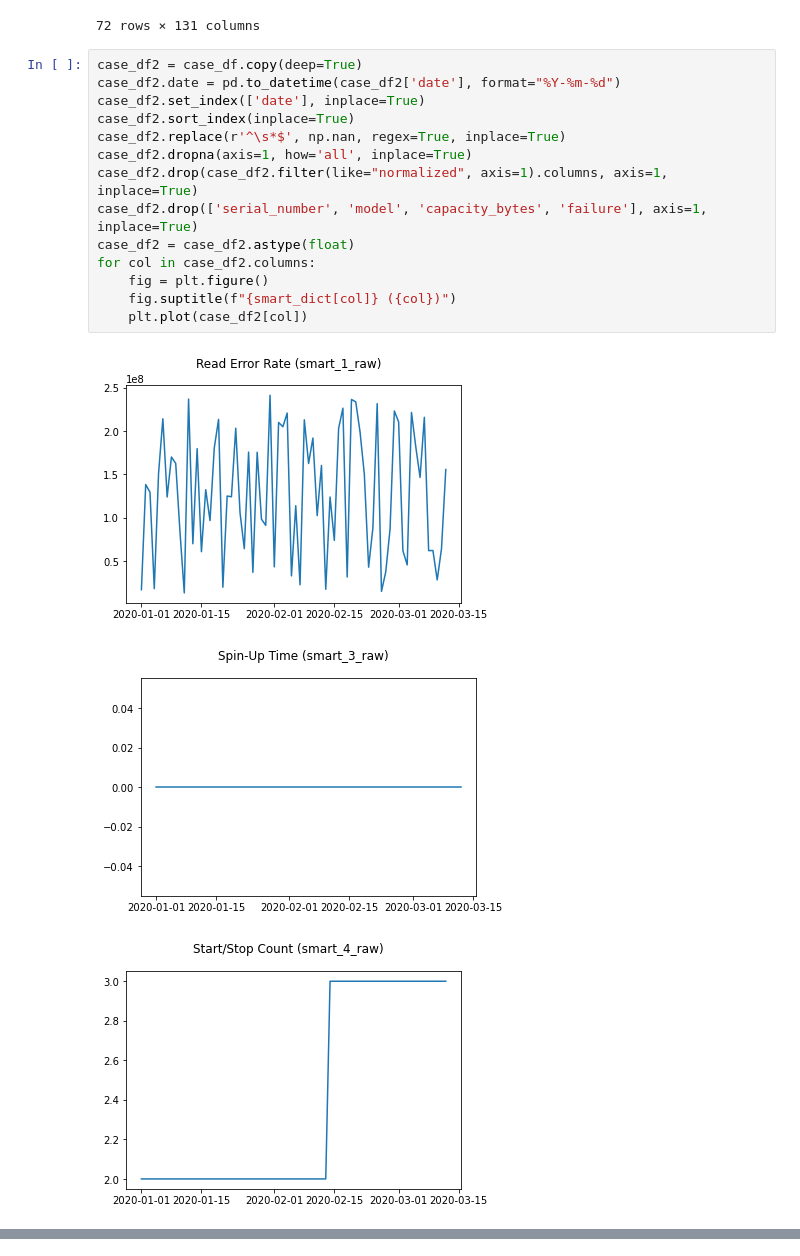
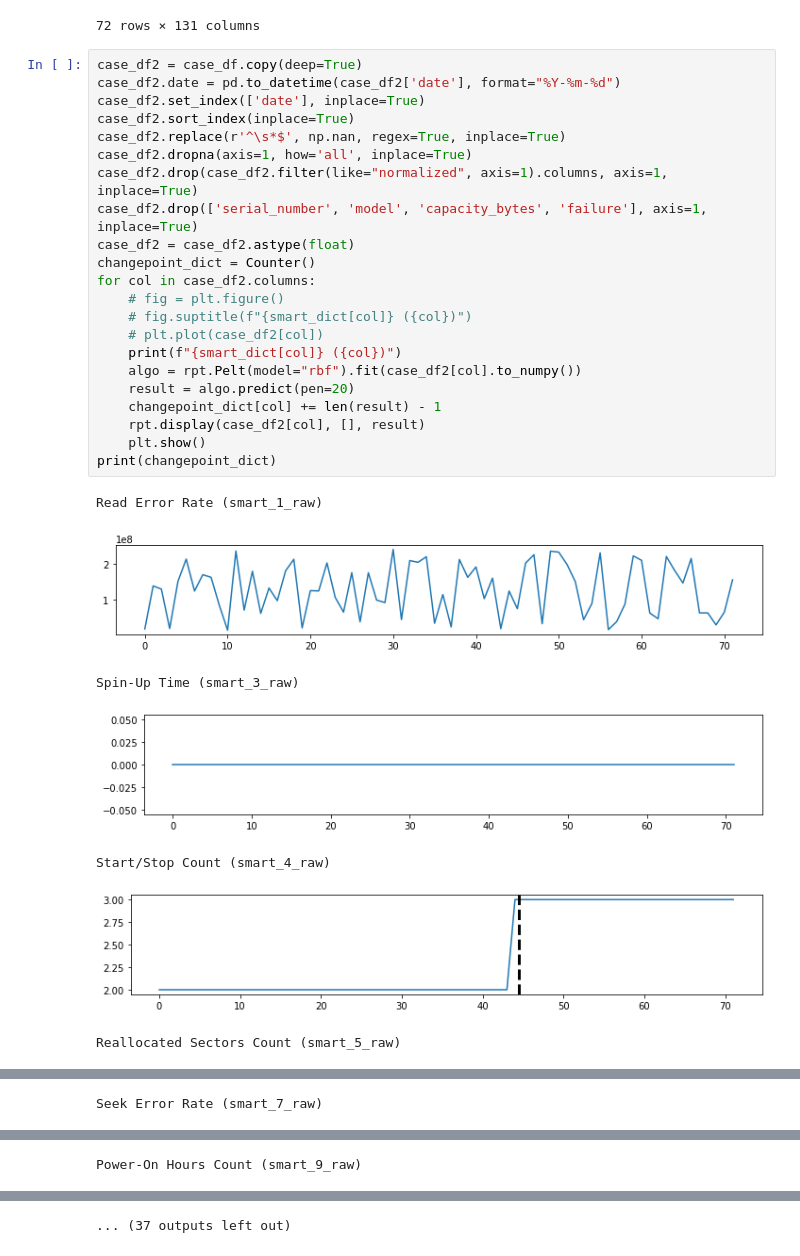
Before and after one commit to SamyDjemai/HardDriveFailurePrediction, a Jupyter notebook: analysis.ipynb, the cells around one changed output, grey strips where cells are left out. Saved outputs shown, nothing was run; the diff lists cells and outputs as text.

Commit message:
Added changepoint detection

```diff
--- a/analysis.ipynb
+++ b/analysis.ipynb
@@ -277,18 +278,30 @@ case_df
 # %%
 case_df2 = case_df.copy(deep=True)
 case_df2.date = pd.to_datetime(case_df2['date'], format="%Y-%m-%d")
 case_df2.set_index(['date'], inplace=True)
 case_df2.sort_index(inplace=True)
 case_df2.replace(r'^\s*$', np.nan, regex=True, inplace=True)
 case_df2.dropna(axis=1, how='all', inplace=True)
 case_df2.drop(case_df2.filter(like="normalized", axis=1).columns, axis=1, inplace=True)
 case_df2.drop(['serial_number', 'model', 'capacity_bytes', 'failure'], axis=1, inplace=True)
 case_df2 = case_df2.astype(float)
+changepoint_dict = Counter()
 for col in case_df2.columns:
-    fig = plt.figure()
-    fig.suptitle(f"{smart_dict[col]} ({col})")
-    plt.plot(case_df2[col])
+    # fig = plt.figure()
+    # fig.suptitle(f"{smart_dict[col]} ({col})")
+    # plt.plot(case_df2[col])
+    print(f"{smart_dict[col]} ({col})")
+    algo = rpt.Pelt(model="rbf").fit(case_df2[col].to_numpy())
+    result = algo.predict(pen=20)
+    changepoint_dict[col] += len(result) - 1
+    rpt.display(case_df2[col], [], result)
+    plt.show()
+print(changepoint_dict)
 # %% [output]
+Read Error Rate (smart_1_raw)
-[figure, old version]
+[figure, new version]
+Spin-Up Time (smart_3_raw)
-[figure, old version]
+[figure, new version]
+Start/Stop Count (smart_4_raw)
-[figure, old version]
+[figure, new version]
+Reallocated Sectors Count (smart_5_raw)
@@ -295,0 +309 @@ for col in case_df2.columns:
+Seek Error Rate (smart_7_raw)
@@ -296,0 +311 @@ for col in case_df2.columns:
+Power-On Hours Count (smart_9_raw)
@@ -304,0 +313 @@ for col in case_df2.columns:
+... (37 outputs left out)
```
Also changed, not shown: parts of 2 cells of this notebook.
